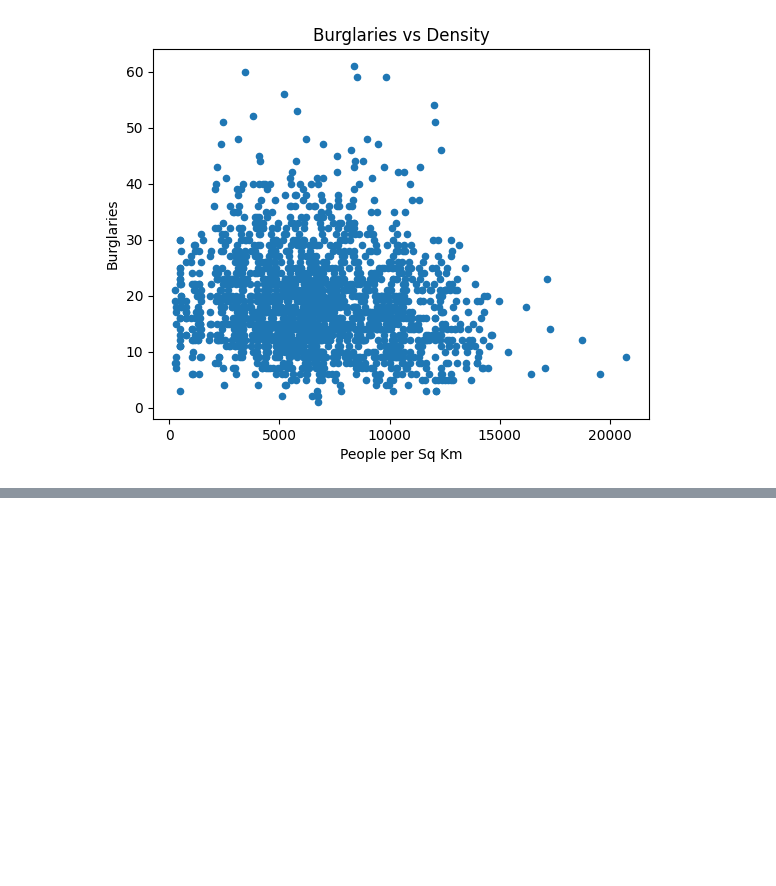
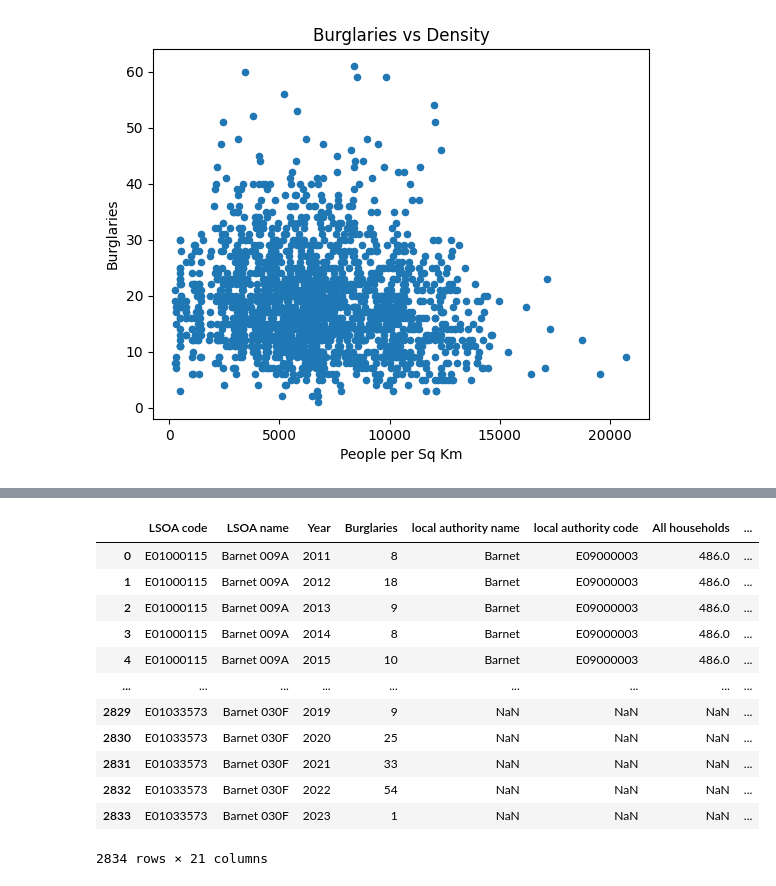
Before and after one commit to DC2-G19/policeResourceAllocation, a Jupyter notebook: test_aux.ipynb, the cells around one changed output, grey strips where cells are left out. Cells and saved outputs as stored; diff of their text form; code cells hidden in the pictures; blank space fills up the shorter version.

```diff
--- a/test_aux.ipynb
+++ b/test_aux.ipynb
@@ -323,0 +399,18 @@ plt.show()
+# %%
+
+df_gran_merged = pd.merge(bar_df, df_grannies, how='left', on='LSOA code')
+df_gran_merged
+# %% [output]
+|  | LSOA code | LSOA name | Year | Burglaries | local authority name | local authority code | All households | ... |
+| 0 | E01000115 | Barnet 009A | 2011 | 8 | Barnet | E09000003 | 486.0 | ... |
+| 1 | E01000115 | Barnet 009A | 2012 | 18 | Barnet | E09000003 | 486.0 | ... |
+| 2 | E01000115 | Barnet 009A | 2013 | 9 | Barnet | E09000003 | 486.0 | ... |
+| 3 | E01000115 | Barnet 009A | 2014 | 8 | Barnet | E09000003 | 486.0 | ... |
+| 4 | E01000115 | Barnet 009A | 2015 | 10 | Barnet | E09000003 | 486.0 | ... |
+| ... | ... | ... | ... | ... | ... | ... | ... | ... |
+| 2829 | E01033573 | Barnet 030F | 2019 | 9 | NaN | NaN | NaN | ... |
+| 2830 | E01033573 | Barnet 030F | 2020 | 25 | NaN | NaN | NaN | ... |
+| 2831 | E01033573 | Barnet 030F | 2021 | 33 | NaN | NaN | NaN | ... |
+| 2832 | E01033573 | Barnet 030F | 2022 | 54 | NaN | NaN | NaN | ... |
+| 2833 | E01033573 | Barnet 030F | 2023 | 1 | NaN | NaN | NaN | ... |
+2834 rows × 21 columns
```
Also changed, not shown: parts of 13 cells of this notebook, 1 other file.
